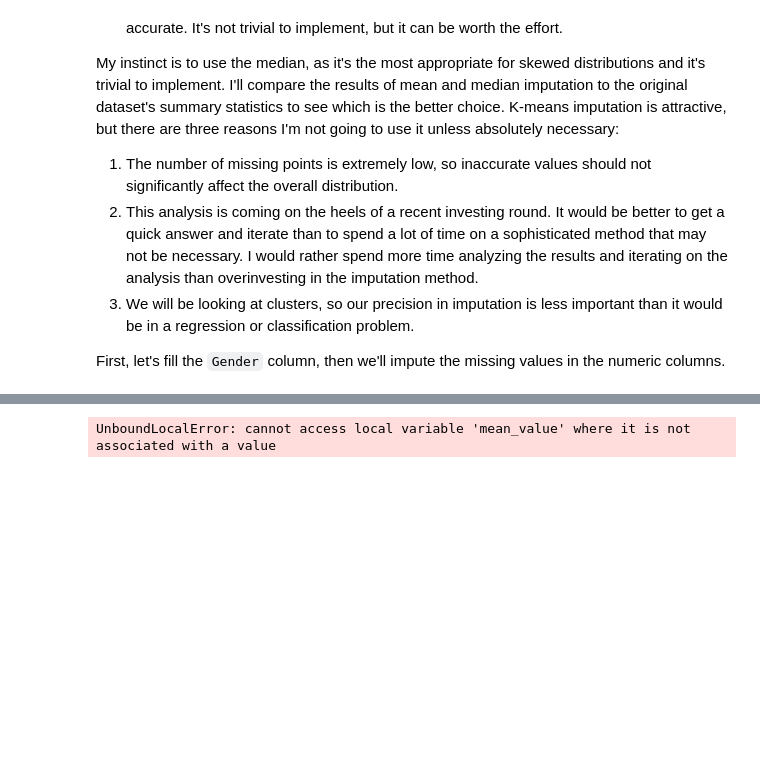
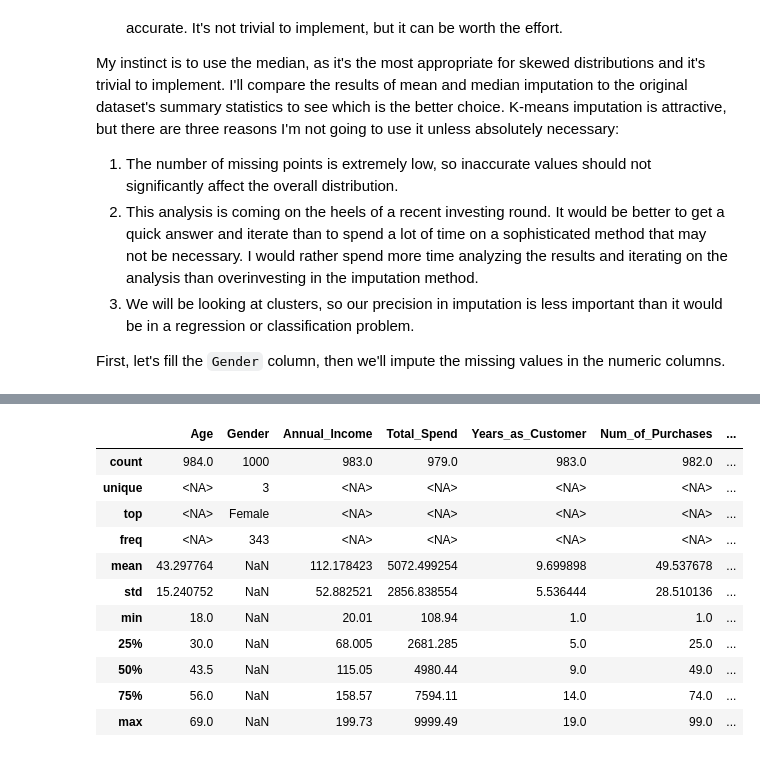
Before and after one commit to tacotuesday/most-valuable-customers, a Jupyter notebook: notebooks/most-valuable-customers.ipynb, the cells around one changed output, grey strips where cells are left out. Drawn from its saved outputs; the diff is of its cells as text; code cells hidden in the pictures; blank space fills up the shorter version.

```diff
--- a/notebooks/most-valuable-customers.ipynb
+++ b/notebooks/most-valuable-customers.ipynb
@@ -258,31 +258,46 @@ Name: count, dtype: Int64
 0 missing values remain.
 # %%
 # Let's return to the numeric columns and compare mean vs. median imputation.
+import pandas as pd
 numeric_columns = df.select_dtypes(include=[np.number]).columns.tolist()
+
 
 def mean_imputation(df, column_list=None):
     if column_list is None:
-        column_list = df.select_dtypes(include=[np.number]).columns.tolist()
+        column_list = df.select_dtypes(include=['number']).columns.tolist()
+
     for column in column_list:
-        if df[column].dtype == np.float64:
-            mean_value = df[column].fillna(df[column].mean())
-        elif df[column].dtype in [np.int64, np.int32]:
-            mean_value = int(df[column].fillna(df[column].mean()))
-        df[column] = df.fillna[mean_value]
+        mean_value = df[column].mean()
+        if pd.api.types.is_integer_dtype(df[column].dtype):
+            mean_value = round(mean_value)
+        df[column] = df[column].fillna(mean_value)
     return df
 
 def median_imputation(df, column_list=None):
     if column_list is None:
-        column_list = df.select_dtypes(include=[np.number]).columns.tolist()
+        column_list = df.select_dtypes(include=['number']).columns.tolist()
+
     for column in column_list:
-        if df[column].dtype == np.float64:
-            median_value = df[column].fillna(df[column].median())
-        elif df[column].dtype in [np.int64, np.int32]:
-            median_value = int(df[column].fillna(df[column].median()))
-        df[column] = df.fillna[median_value]
+        median_value = df[column].median()
+        if pd.api.types.is_integer_dtype(df[column].dtype):
+            median_value = round(median_value)
+        df[column] = df[column].fillna(median_value)
     return df
 
 df_mean = mean_imputation(df.copy(), numeric_columns)
 df_median = median_imputation(df.copy(), numeric_columns)
-# %% [output]
-UnboundLocalError: cannot access local variable 'mean_value' where it is not associated with a value
+# %%
+df.describe(include="all")
+# %% [output]
+|  | Age | Gender | Annual_Income | Total_Spend | Years_as_Customer | Num_of_Purchases | ... |
+| count | 984.0 | 1000 | 983.0 | 979.0 | 983.0 | 982.0 | ... |
+| unique | <NA> | 3 | <NA> | <NA> | <NA> | <NA> | ... |
+| top | <NA> | Female | <NA> | <NA> | <NA> | <NA> | ... |
+| freq | <NA> | 343 | <NA> | <NA> | <NA> | <NA> | ... |
+| mean | 43.297764 | NaN | 112.178423 | 5072.499254 | 9.699898 | 49.537678 | ... |
+| std | 15.240752 | NaN | 52.882521 | 2856.838554 | 5.536444 | 28.510136 | ... |
+| min | 18.0 | NaN | 20.01 | 108.94 | 1.0 | 1.0 | ... |
+| 25% | 30.0 | NaN | 68.005 | 2681.285 | 5.0 | 25.0 | ... |
+| 50% | 43.5 | NaN | 115.05 | 4980.44 | 9.0 | 49.0 | ... |
+| 75% | 56.0 | NaN | 158.57 | 7594.11 | 14.0 | 74.0 | ... |
+| max | 69.0 | NaN | 199.73 | 9999.49 | 19.0 | 99.0 | ... |
```
Also changed, not shown: parts of 14 cells of this notebook.
